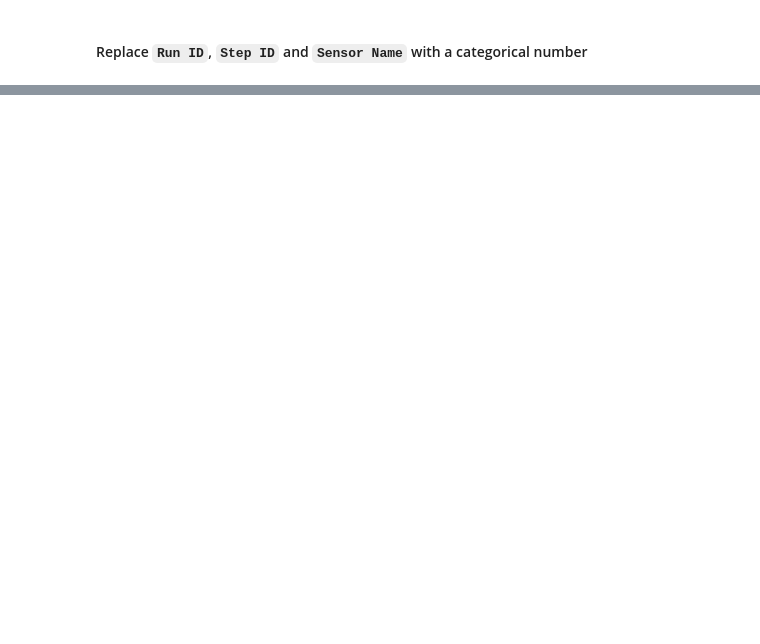
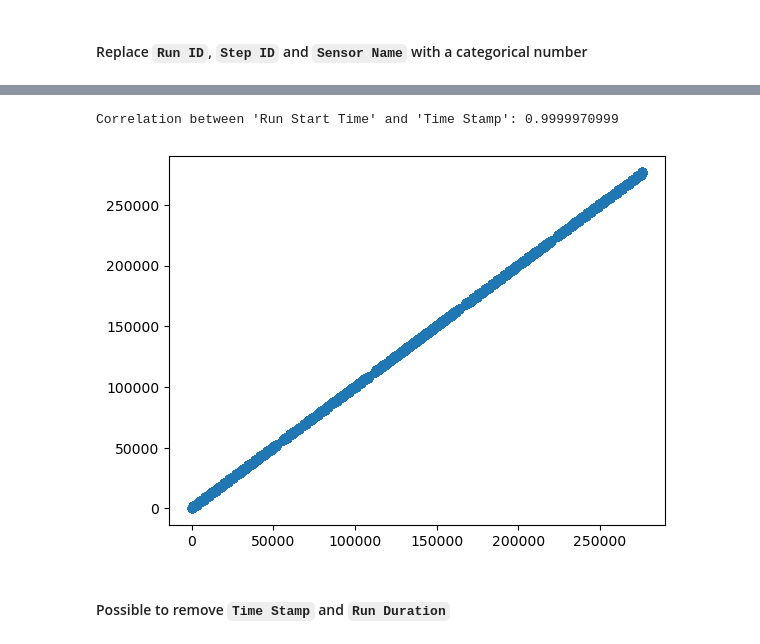
Before and after one commit to yyccbb/micro-ai-challenge, a Jupyter notebook: data-exploration.ipynb, the cells around one changed output, grey strips where cells are left out. Cells and saved outputs as stored; diff of their text form; code cells hidden in the pictures; blank space fills up the shorter version.

```diff
--- a/data-exploration.ipynb
+++ b/data-exploration.ipynb
@@ -349,7 +349,7 @@ True
 # %% [markdown]
 #### Replace `Time Stamp` with seconds elapsed since the start of the first run
 # %%
-sample_run_data['Time Stamp'] = (sample_run_data['Time Stamp'] - start_time).dt.total_seconds().astype(int)
+sample_run_data['Time Stamp'] = (sample_run_data['Time Stamp'] - start_time).dt.total_seconds().round().astype(int)
 # %% [markdown]
 #### Replace `Tool ID` with a categorical number
 # %%
@@ -401,0 +423,12 @@ print(sample_run_data.head(5))
+# %%
+import matplotlib.pyplot as plt
+plt.scatter(sample_run_data['Run Start Time'], sample_run_data['Time Stamp'], alpha=0.1)
+
+# Calculate the correlation coefficient
+correlation = sample_run_data['Run Start Time'].corr(sample_run_data['Time Stamp'])
+print(f"Correlation between 'Run Start Time' and 'Time Stamp': {correlation:.10f}")
+# %% [output]
+Correlation between 'Run Start Time' and 'Time Stamp': 0.9999970999
+[figure, added]
+# %% [markdown]
+#### Possible to remove `Time Stamp` and `Run Duration`
```
Also changed, not shown: parts of 6 cells of this notebook.
